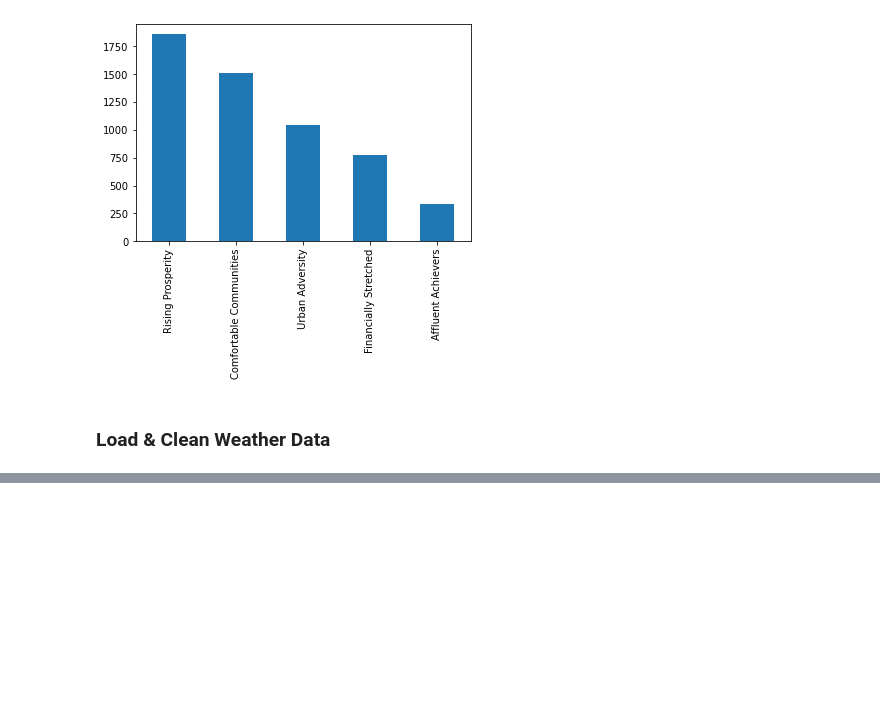
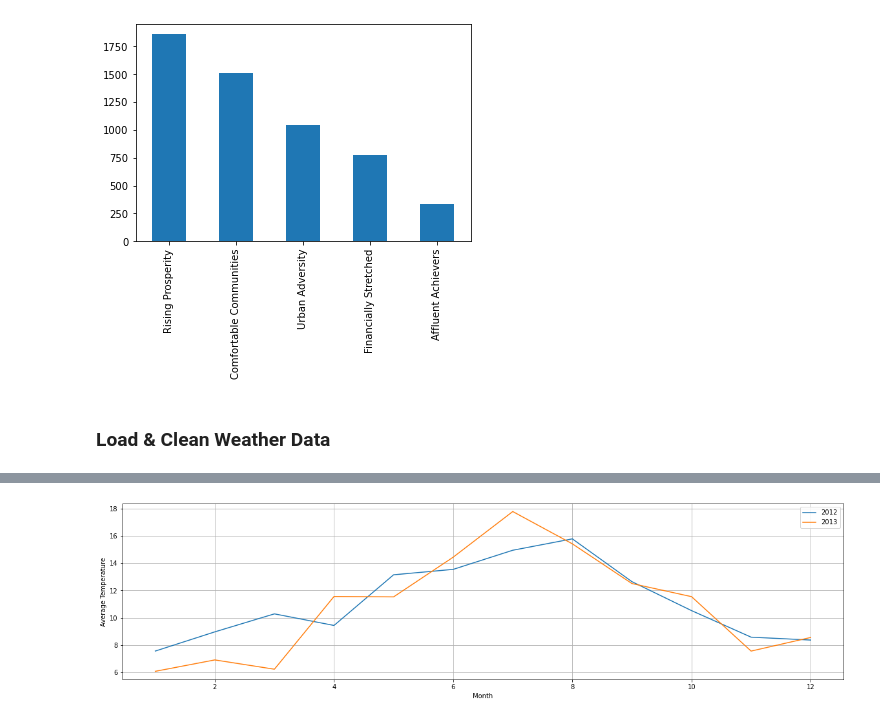
Before and after one commit to 93ramadan/uob-bdsa603-practice2, a Jupyter notebook: 20113798.ipynb, the cells around one changed output, grey strips where cells are left out. Cells and saved outputs as stored; diff of their text form; code cells hidden in the pictures; blank space fills up the shorter version.

```diff
--- a/20113798.ipynb
+++ b/20113798.ipynb
@@ -240,3 +250,17 @@ df_Weather[(df_Weather['Date'].dt.year == 2012)]
+# %%
+# Visualize Weather Data for each Year (Monthly Visualization)
+plt.figure(figsize=(20,5))
+df_Weather_GroupedByYear = df_Weather.groupby(df_Weather['Date'].dt.year)
+for SingleGroupedYear in dict(list(df_Weather_GroupedByYear)):
+    df_SingleGroupedYear = df_Weather_GroupedByYear.get_group(SingleGroupedYear)
+    df_SingleGroupedYear_ByMonth = df_SingleGroupedYear.groupby(df_SingleGroupedYear['Date'].dt.month)['Temp_Avg'].mean()
+    plt.plot(df_SingleGroupedYear_ByMonth)
+    plt.xlabel('Month')
+    plt.ylabel('Average Temperature')
+    plt.legend(dict(list(df_Weather_GroupedByYear)))
+    plt.grid(True)
+# %% [output]
+[figure, added]
 # %%
 #df_Weather = df_Weather.set_index('Date')
 
```
Also changed, not shown: parts of 9 cells of this notebook.
